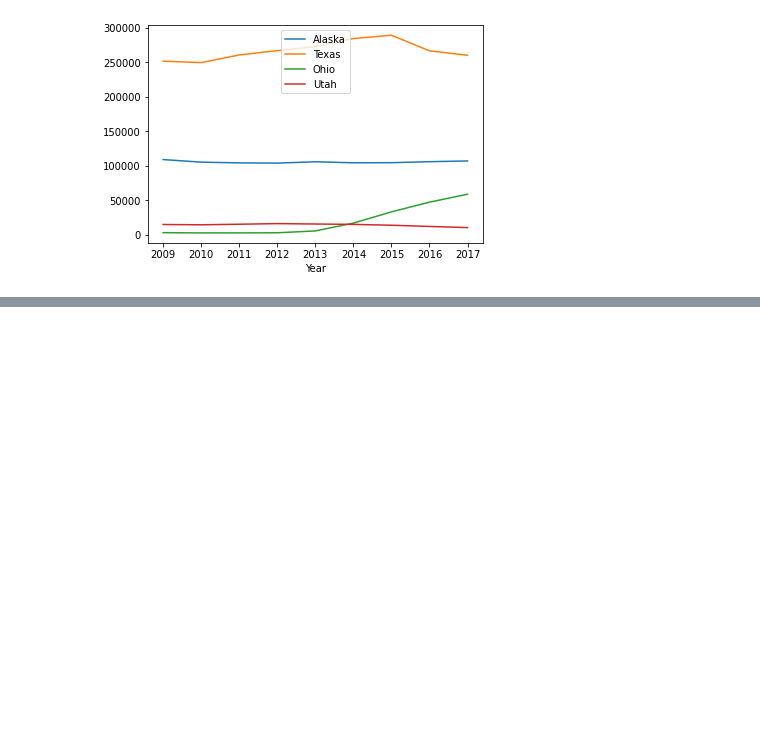
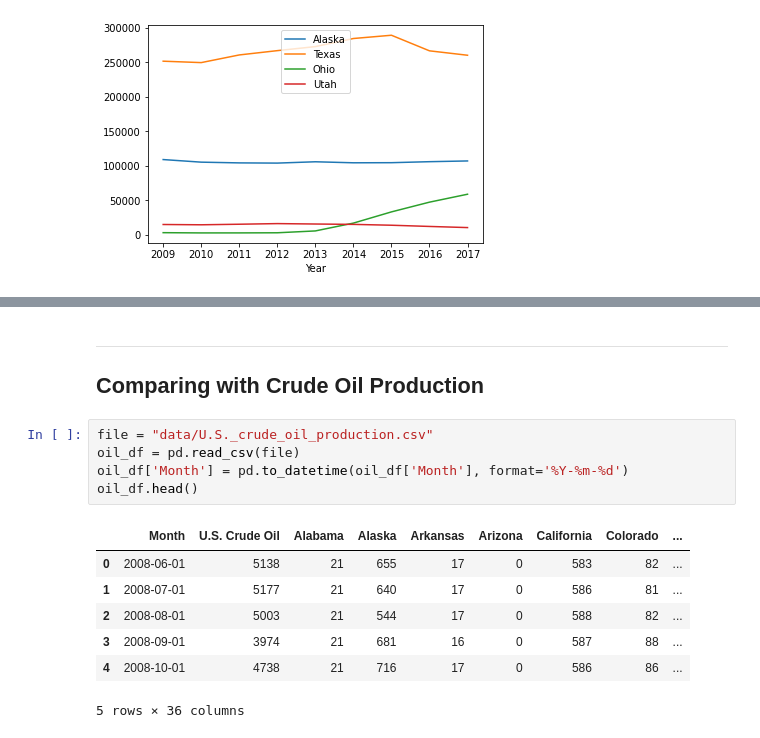
Before and after one commit to selmalopez/data-challenges, a Jupyter notebook: 02-Data-Toolkit/01-Data-Analysis/02-US-Oil-and-Gas-Production/Exercise.ipynb, the cells around one changed output, grey strips where cells are left out. Drawn from its saved outputs; the diff is of its cells as text; blank space fills up the shorter version.

```diff
--- a/02-Data-Toolkit/01-Data-Analysis/02-US-Oil-and-Gas-Production/Exercise.ipynb
+++ b/02-Data-Toolkit/01-Data-Analysis/02-US-Oil-and-Gas-Production/Exercise.ipynb
@@ -118,0 +154,17 @@ Text(0.5, 0, 'Year')
+# %% [markdown]
+---
+
+## Comparing with Crude Oil Production
+# %%
+file = "data/U.S._crude_oil_production.csv"
+oil_df = pd.read_csv(file)
+oil_df['Month'] = pd.to_datetime(oil_df['Month'], format='%Y-%m-%d')
+oil_df.head()
+# %% [output]
+|  | Month | U.S. Crude Oil | Alabama | Alaska | Arkansas | Arizona | California | Colorado | ... |
+| 0 | 2008-06-01 | 5138 | 21 | 655 | 17 | 0 | 583 | 82 | ... |
+| 1 | 2008-07-01 | 5177 | 21 | 640 | 17 | 0 | 586 | 81 | ... |
+| 2 | 2008-08-01 | 5003 | 21 | 544 | 17 | 0 | 588 | 82 | ... |
+| 3 | 2008-09-01 | 3974 | 21 | 681 | 16 | 0 | 587 | 88 | ... |
+| 4 | 2008-10-01 | 4738 | 21 | 716 | 17 | 0 | 586 | 86 | ... |
+5 rows × 36 columns
```
Also changed, not shown: parts of 11 cells of this notebook.
